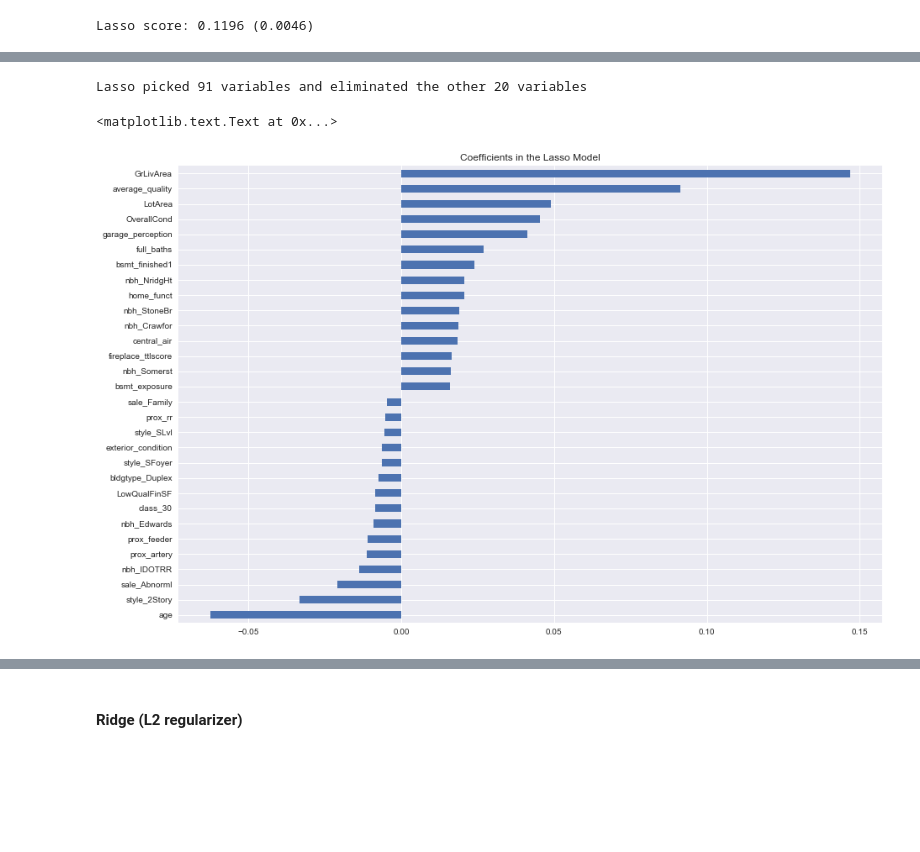
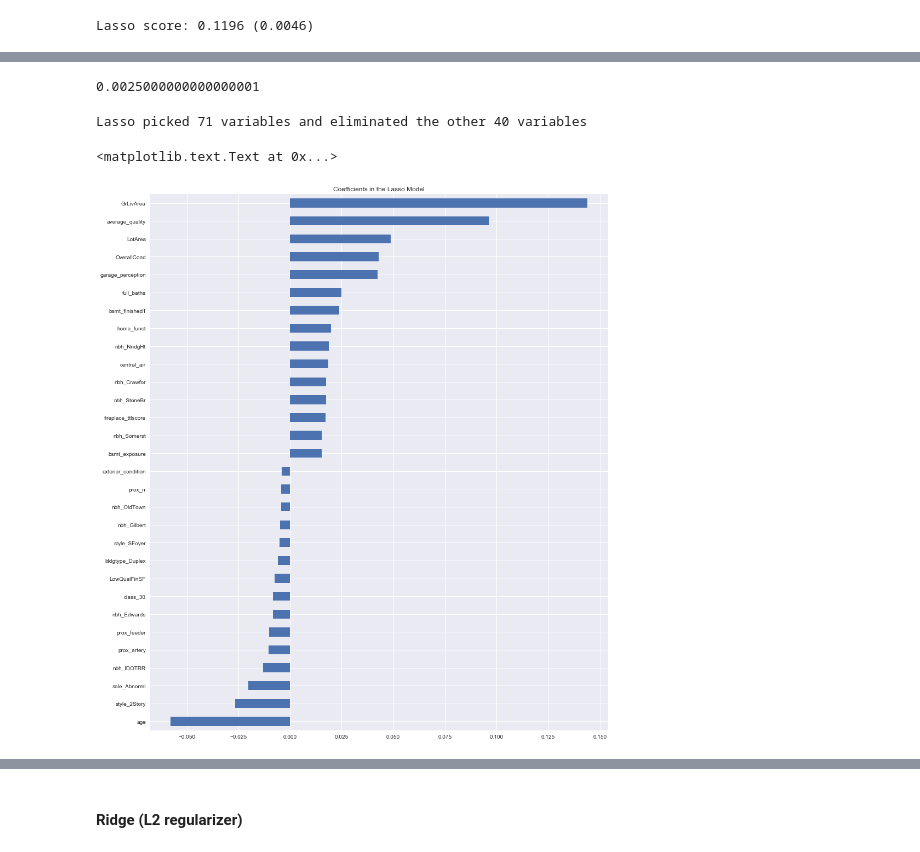
Before and after one commit to gwenkf/IowaHousePrices, a Jupyter notebook: Linear_Regression/Lin_Reg_nb.ipynb, the cells around one changed output, grey strips where cells are left out. Cells and saved outputs as stored; diff of their text form; code cells hidden in the pictures; blank space fills up the shorter version.

```diff
--- a/Linear_Regression/Lin_Reg_nb.ipynb
+++ b/Linear_Regression/Lin_Reg_nb.ipynb
@@ -80,17 +82,21 @@ Lasso score: 0.1196 (0.0046)
 # %%
-model_lasso = LassoCV(alphas = [1, 0.1, 0.001, 0.0005]).fit(train_x.values, train_y)
+model_lasso = LassoCV(alphas = [.004,0.003,0.0025, 0.002,0.015, 0.0012]).fit(train_x.values, train_y) #original: [1, 0.1, .01, 0.001, 0.0005]
 # %%
 coef = pd.Series(model_lasso.coef_, index = train_x.columns)
+# %%
+model_lasso.alpha_
+# %% [output]
+0.0025000000000000001
 # %%
 print("Lasso picked " + str(sum(coef != 0)) + " variables and eliminated the other " +  str(sum(coef == 0)) + " variables")
 # %% [output]
-Lasso picked 91 variables and eliminated the other 20 variables
+Lasso picked 71 variables and eliminated the other 40 variables
 # %%
-imp_coef = pd.concat([coef.sort_values().head(15),
-                     coef.sort_values().tail(15)])
+imp_coef = pd.concat([coef.sort_values().head(25),
+                     coef.sort_values().tail(25)])
 # %%
-imp_coef.plot(kind = "barh", figsize = (15,10))
+imp_coef.plot(kind = "barh", figsize = (15,18))
 plt.title("Coefficients in the Lasso Model")
 # %% [output]
 <matplotlib.text.Text at 0x...>
-[figure, old version]
+[figure, new version]
```
Also changed, not shown: parts of 10 cells of this notebook.
